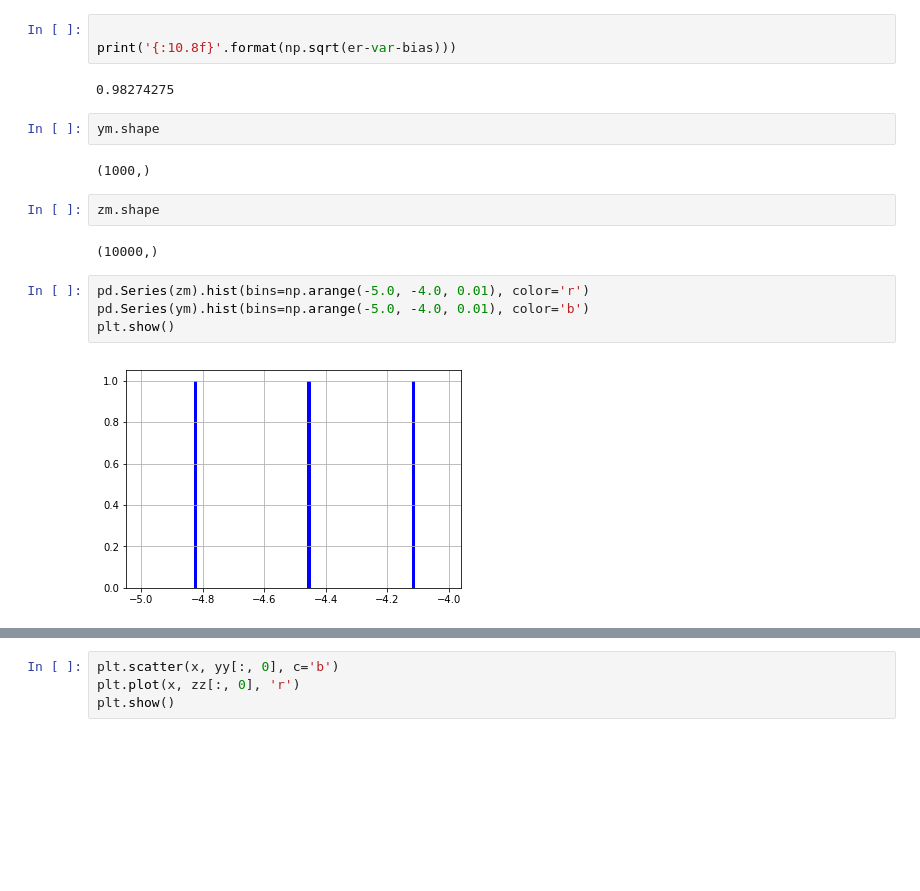
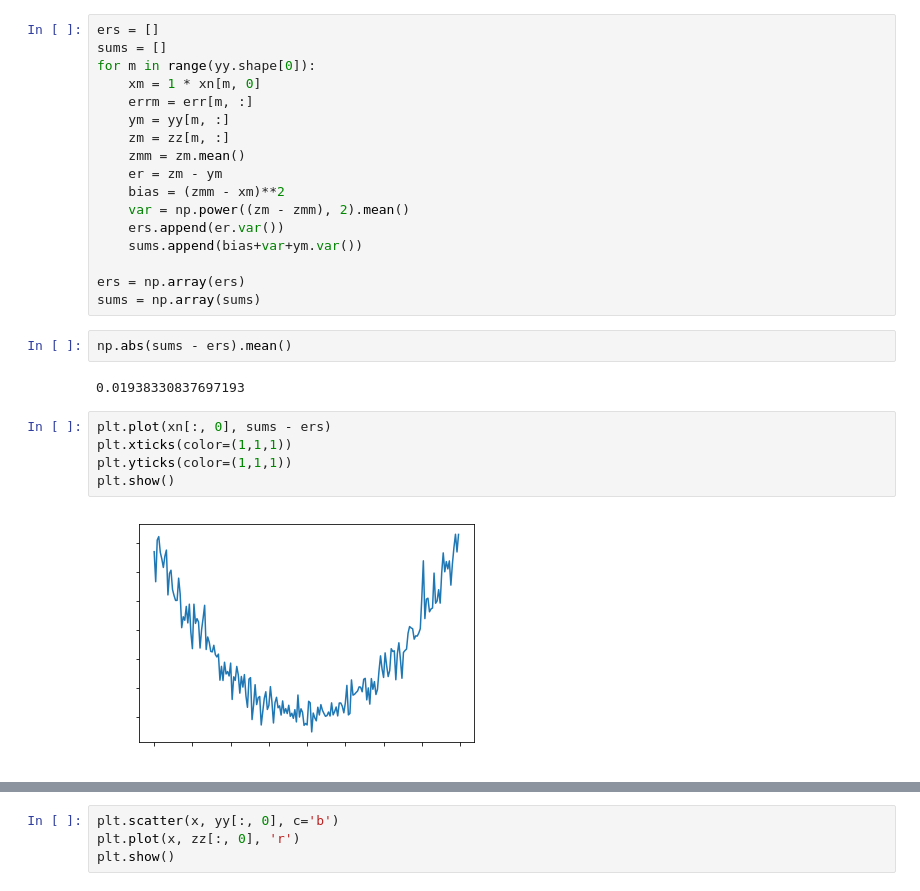
Before and after one commit to kiyomizuhi/machine_learning_experiments, a Jupyter notebook: bias_variance/linear_regression.ipynb, the cells around one changed output, grey strips where cells are left out. Saved outputs shown, nothing was run; the diff lists cells and outputs as text; blank space fills up the shorter version.

```diff
--- a/bias_variance/linear_regression.ipynb
+++ b/bias_variance/linear_regression.ipynb
@@ -74,19 +129,28 @@ print('{:10.8f}'.format(np.sqrt(er)))
-# %%
-
-print('{:10.8f}'.format(np.sqrt(er-var-bias)))
-# %% [output]
-0.98274275
-# %%
-ym.shape
-# %% [output]
-(1000,)
-# %%
-zm.shape
-# %% [output]
-(10000,)
-# %%
-pd.Series(zm).hist(bins=np.arange(-5.0, -4.0, 0.01), color='r')
-pd.Series(ym).hist(bins=np.arange(-5.0, -4.0, 0.01), color='b')
-plt.show()
-# %% [output]
-[figure, removed]
+# %%
+ers = []
+sums = []
+for m in range(yy.shape[0]):
+    xm = 1 * xn[m, 0]
+    errm = err[m, :]
+    ym = yy[m, :]
+    zm = zz[m, :]
+    zmm = zm.mean()
+    er = zm - ym
+    bias = (zmm - xm)**2
+    var = np.power((zm - zmm), 2).mean()
+    ers.append(er.var())
+    sums.append(bias+var+ym.var())
+
+ers = np.array(ers)
+sums = np.array(sums)
+# %%
+np.abs(sums - ers).mean()
+# %% [output]
+0.01938330837697193
+# %%
+plt.plot(xn[:, 0], sums - ers)
+plt.xticks(color=(1,1,1))
+plt.yticks(color=(1,1,1))
+plt.show()
+# %% [output]
+[figure, added]
```
Also changed, not shown: parts of 16 cells of this notebook.
